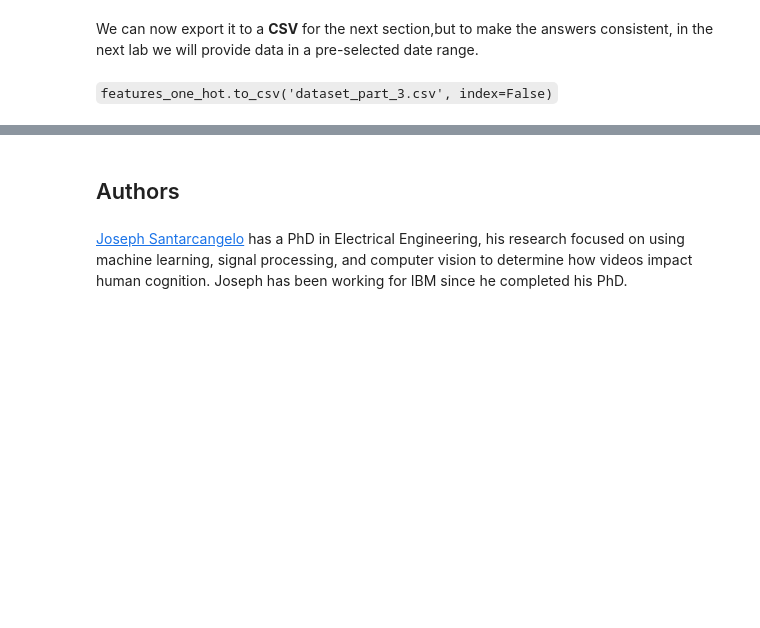
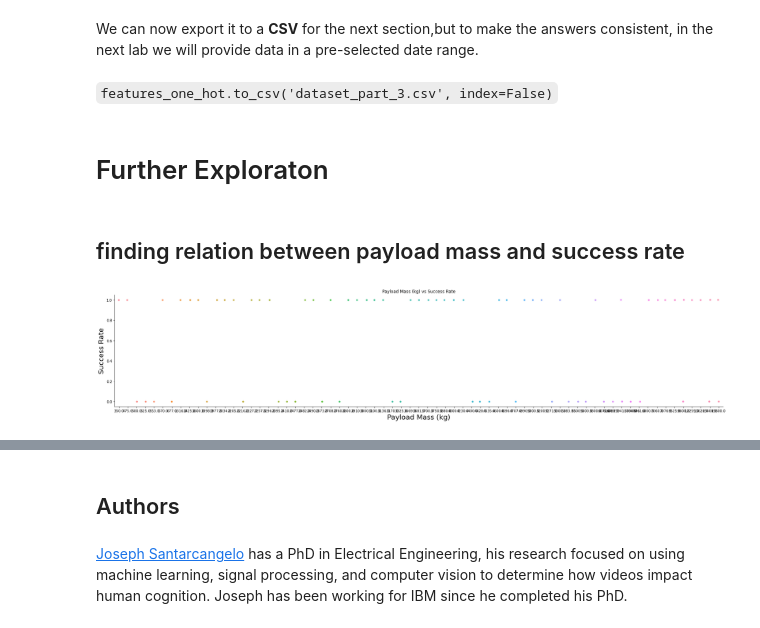
Before and after one commit to humaperveen/Applied-Data-Science-Capstone, a Jupyter notebook: SpaceX EDA with Data Visualization.ipynb, the cells around one changed output, grey strips where cells are left out. Cells and saved outputs as stored; diff of their text form; code cells hidden in the pictures; blank space fills up the shorter version.

```diff
--- a/SpaceX EDA with Data Visualization.ipynb
+++ b/SpaceX EDA with Data Visualization.ipynb
@@ -267,3 +267,16 @@ We can now export it to a <b>CSV</b> for the next section,but to make the answer
 <code>features_one_hot.to_csv('dataset_part\_3.csv', index=False)</code>
 # %%
 features_one_hot.to_csv('dataset_part_3.csv', index=False)
+# %% [markdown]
+# Further Exploraton
+# %% [markdown]
+## finding relation between payload mass and success rate
+# %%
+df1 = df.groupby(['PayloadMass', 'Class'])['Class'].agg(['mean']).reset_index()
+sns.catplot(x="PayloadMass", y="Class", data=df1, aspect = 5)
+plt.xlabel("Payload Mass (kg)",fontsize=20)
+plt.ylabel("Success Rate",fontsize=20)
+plt.title("Payload Mass (kg) vs Success Rate")
+plt.show()
+# %% [output]
+[figure, added]
```
Also changed, not shown: parts of 2 cells of this notebook.
